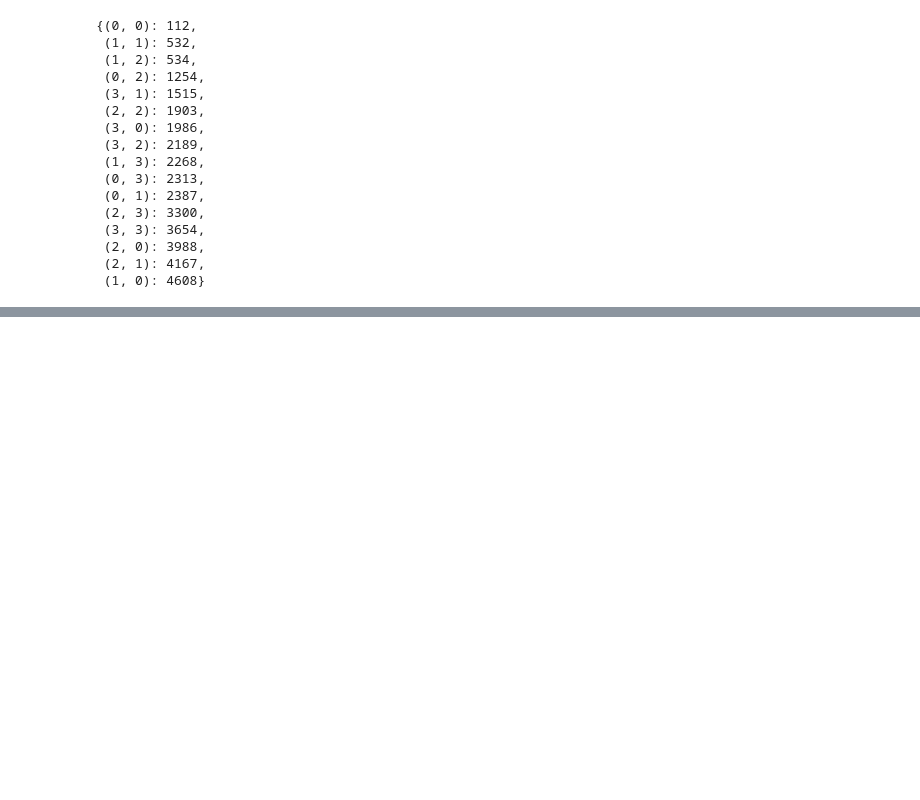
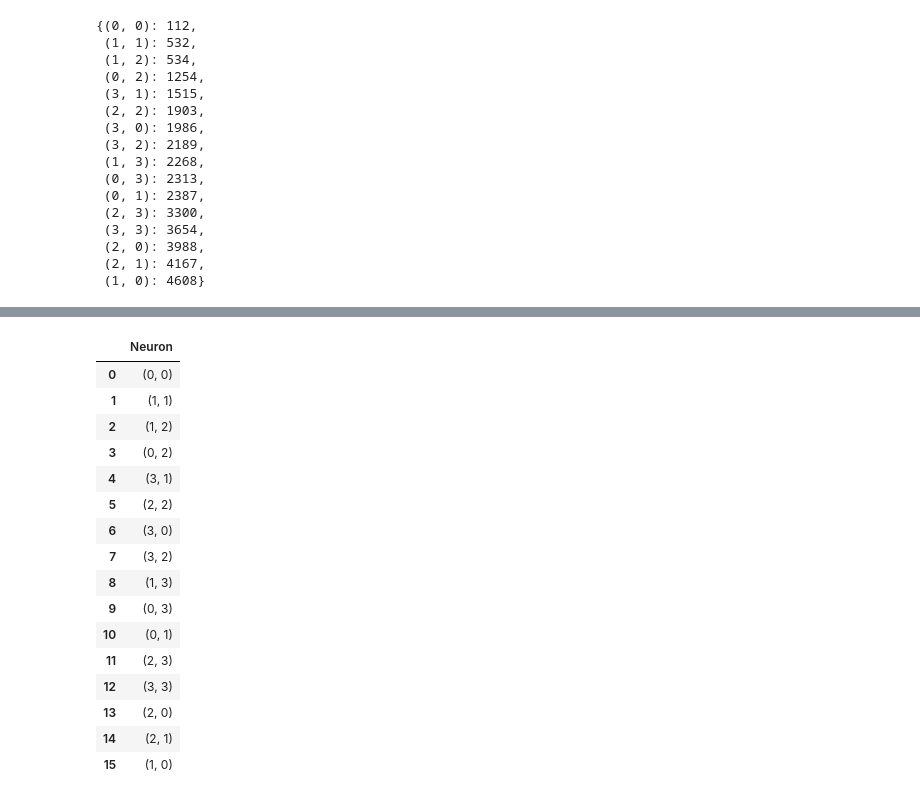
Before and after one commit to pdomins/unsupervised-learning, a Jupyter notebook: kohonen_runs.ipynb, the cells around one changed output, grey strips where cells are left out. Drawn from its saved outputs; the diff is of its cells as text; code cells hidden in the pictures; blank space fills up the shorter version.

```diff
--- a/kohonen_runs.ipynb
+++ b/kohonen_runs.ipynb
@@ -255,0 +275,26 @@ if init_with_sample:
+# %%
+if init_with_sample:
+    vals_dict = dict()
+    vals_dict["Neuron"] = []
+    for i in range(len(init_sample_vals)):
+        vals_dict["Neuron"].append(sample_to_neu[init_sample_vals[i]])
+    vals_dict_df = pd.DataFrame(data=vals_dict)
+    vals_dict_df
+# %% [output]
+|  | Neuron |
+| 0 | (0, 0) |
+| 1 | (1, 1) |
+| 2 | (1, 2) |
+| 3 | (0, 2) |
+| 4 | (3, 1) |
+| 5 | (2, 2) |
+| 6 | (3, 0) |
+| 7 | (3, 2) |
+| 8 | (1, 3) |
+| 9 | (0, 3) |
+| 10 | (0, 1) |
+| 11 | (2, 3) |
+| 12 | (3, 3) |
+| 13 | (2, 0) |
+| 14 | (2, 1) |
+| 15 | (1, 0) |
```
Also changed, not shown: parts of 5 cells of this notebook.
